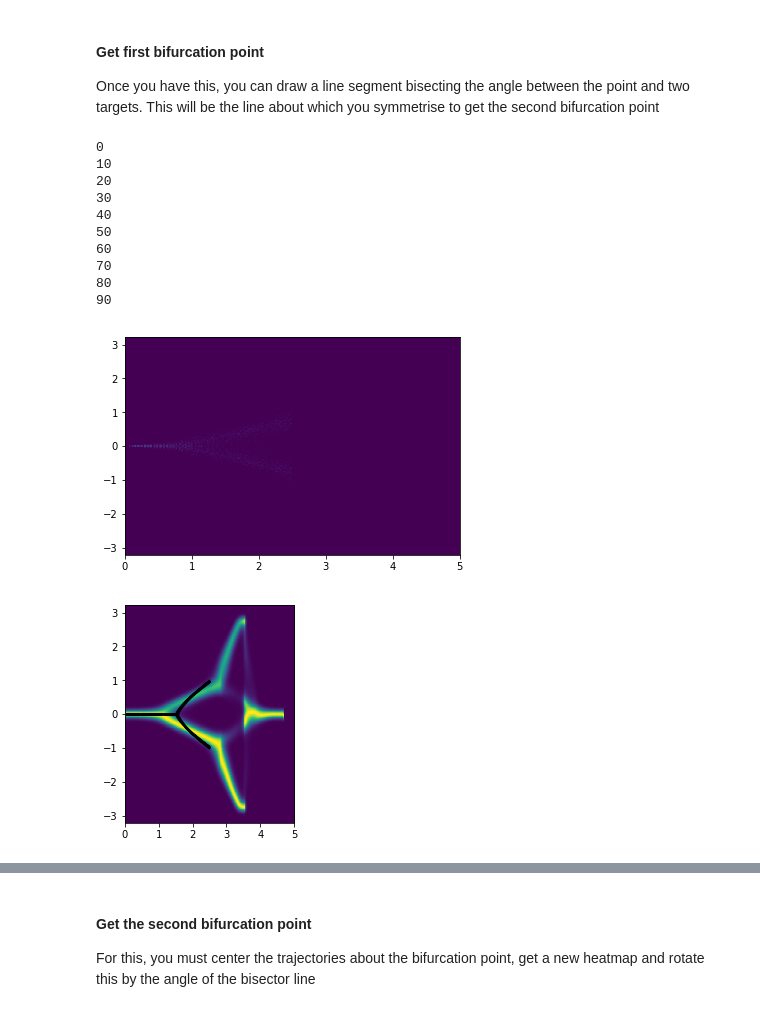
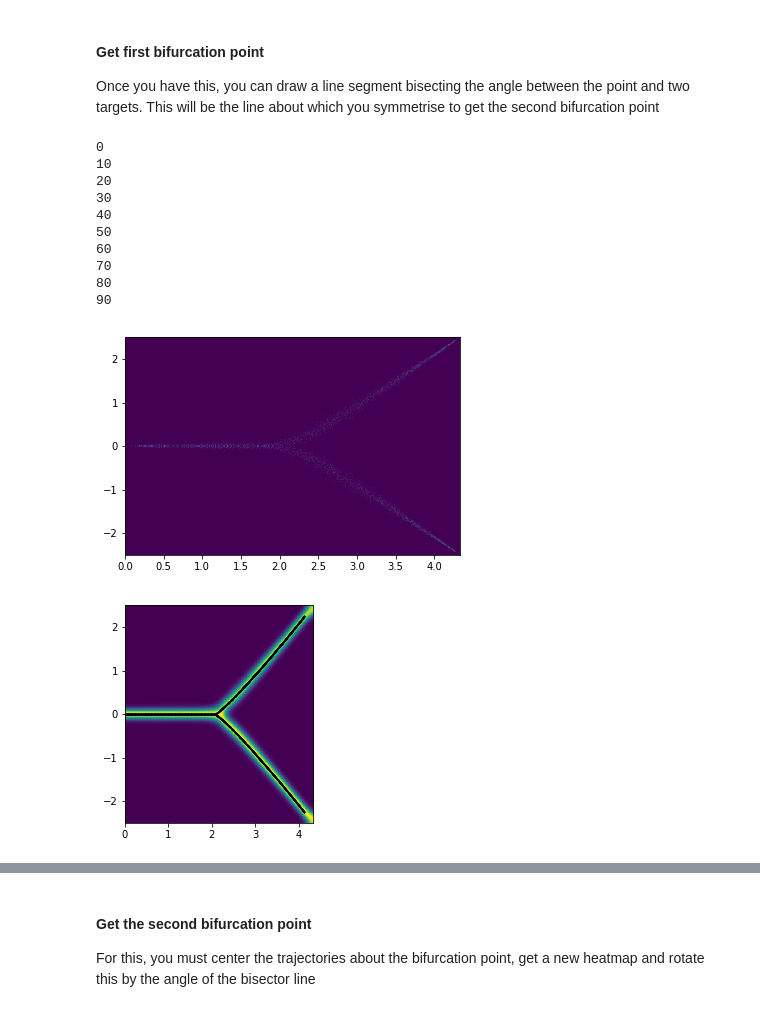
Before and after one commit to RnoB/fly-matrix, a Jupyter notebook: model_plots.ipynb, the cells around one changed output, grey strips where cells are left out. Drawn from its saved outputs; the diff is of its cells as text; code cells hidden in the pictures.

Commit message:
updated model

```diff
--- a/model_plots.ipynb
+++ b/model_plots.ipynb
@@ -6,9 +6,10 @@ import numba
 import matplotlib.pyplot as plt
 from scipy.optimize import curve_fit
 # %%
-model = 1     # spin model - 0; schooling model - 1
+model = 0     # spin model - 0; schooling model - 1
 mod = 'NN' if model == 0 else 'SPP'
-nPosts = 3    # spin model: nPosts=2/3 => total_agents = 12/120; temperature = 0.03/0.0;
+suffix = '_model' if model == 0 else '_simulation'
+nPosts = 2    # spin model: nPosts=2/3 => total_agents = 12/120; temperature = 0.03/0.0;
 df = pd.read_csv("/Users/vivekhsridhar/Documents/Work/Results/decision_geometry/Data/Theory/" + mod + "/geometry" + str(nPosts) + ".csv")
 df.head()
 # %% [output]
@@ -54,10 +51,10 @@ peak_threshold = 0.95
 
 def density_map(x, y, stats=True):
     if nPosts == 2:
-        blur = (11, 11) if stats == True else (51, 51)
+        blur = (11, 11) if stats == True else (71, 71)
         r = [[0, post0_x], [post0_y, post1_y]]
     else:
-        blur = (11, 11) if stats == True else (51, 51)
+        blur = (11, 11) if stats == True else (71, 71)
         r = [[0, post1_x], [post0_y, post2_y]]
     h, xedge, yedge, image = plt.hist2d(x, y, bins=nbins, normed=True, range=r)
 
@@ -148,15 +145,8 @@ if nPosts == 2:
         if i % 10 == 0:
             print(i)
 else:
-    if model == 0:
-        xs1 = xs[np.where(xs < 4.5)[0]]
-        ys1 = ys[np.where(xs < 4.5)[0]]
-
-        xs1 = xs1[np.where(np.abs(ys1) < 1.)[0]]
-        ys1 = ys1[np.where(np.abs(ys1) < 1.)[0]]
-    else:
-        xs1 = xs[np.where(xs < 2.5)[0]]
-        ys1 = ys[np.where(xs < 2.5)[0]]
+    xs1 = xs[np.where(xs < 3.)[0]]
+    ys1 = ys[np.where(xs < 3.)[0]]
 
     for i in range(n_iters):
         x_fit = []
@@ -194,73 +184,51 @@ else:
 70
 80
 90
-[figure, old version]
+[figure, new version]
 # %%
 if nPosts == 2:
     plt.imshow(img**2, extent=[0, post0_x, post0_y, post1_y])
 else:
     plt.imshow(img**2, extent=[0, post1_x, post0_y, post2_y])
 
 for i in range(n_iters):
     parameters = params1[i]
     step_len = 0.01
 
     x1 = np.arange(step_len, parameters[0], step_len)
     y1 = np.zeros(len(x1))
 
-    if model == 0:
-        x = (
-            np.arange(parameters[0], post0_x-0.1, step_len)
-            if nPosts == 2
-            else np.arange(parameters[0], 4.5, step_len)
-        )
-        x2 = np.concatenate((x, x))
-        y2 = np.concatenate(
-            ((x - parameters[0]) ** parameters[1], -(x - parameters[0]) ** parameters[1])
-        )
-
-        x2 = x2[np.where(np.abs(y2) < post1_y-0.1)[0]]
-        y2 = y2[np.where(np.abs(y2) < post1_y-0.1)[0]]
-    else:
-        x = (
-            np.arange(parameters[0], post0_x-0.2, step_len)
-            if nPosts == 2
-            else np.arange(parameters[0], 2.5, step_len)
-        )
-        x2 = np.concatenate((x, x))
-        y2 = np.concatenate(
-            ((x - parameters[0]) ** parameters[1], -(x - parameters[0]) ** parameters[1])
-        )
+    x = (
+        np.arange(parameters[0], post0_x-0.2, step_len)
+        if nPosts == 2
+        else np.arange(parameters[0], 3., step_len)
+    )
+    x2 = np.concatenate((x, x))
+    y2 = np.concatenate(
+        ((x - parameters[0]) ** parameters[1], -(x - parameters[0]) ** parameters[1])
+    )
 
     if nPosts != 2:
         bisector_xs = [np.median(params1, axis=0)[0], 4.5]
         bisector_ys = [
             0,
             np.tan(np.arctan2(post2_y, post2_x - np.min(params1, axis=0)[0]) / 2)
             * (post2_x - np.min(params1, axis=0)[0]),
         ]
 
     plt.scatter(x1, y1, c="black", s=1, alpha=0.01)
     plt.scatter(x2, y2, c="black", s=1, alpha=0.01)
 
 
 lx = x
 ly = (x - np.median(params1, axis=0)[0]) ** np.median(params1, axis=0)[1]
 lx = lx[np.where(np.isnan(ly) == False)[0]]
 ly = ly[np.where(np.isnan(ly) == False)[0]]
 
-if model == 0 and nPosts != 2:
-    line_params, pcov = curve_fit(
-            fitline_vec_self, lx, ly, p0=[1, 1], maxfev=10000
-        )
-
-    lfy = line_params[0]*lx + line_params[1]
-    plt.scatter(lx, lfy, c='red', s=1, alpha=0.4)
-
 if nPosts == 2:
-    plt.savefig('/Users/vivekhsridhar/Documents/Code/Python/fly-matrix/figures/' + str(nPosts) + '_post_simulation_quantified.png', format='png', dpi=300)
+    plt.savefig('/Users/vivekhsridhar/Documents/Code/Python/fly-matrix/figures/' + str(nPosts) + '_post' + suffix + '_quantified.png', format='png', dpi=300)
 # %% [output]
-[figure, old version]
+[figure, new version]
 # %%
 if nPosts == 2:
     print(
```
Also changed, not shown: parts of 15 cells of this notebook, 9 other files.
